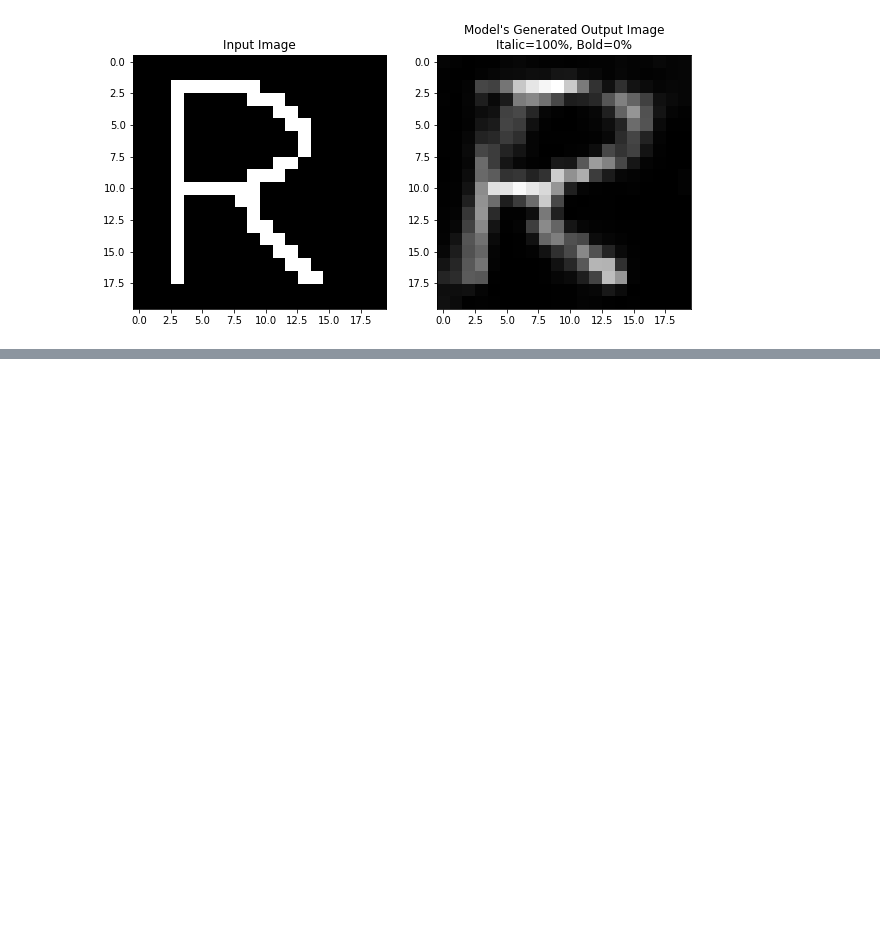
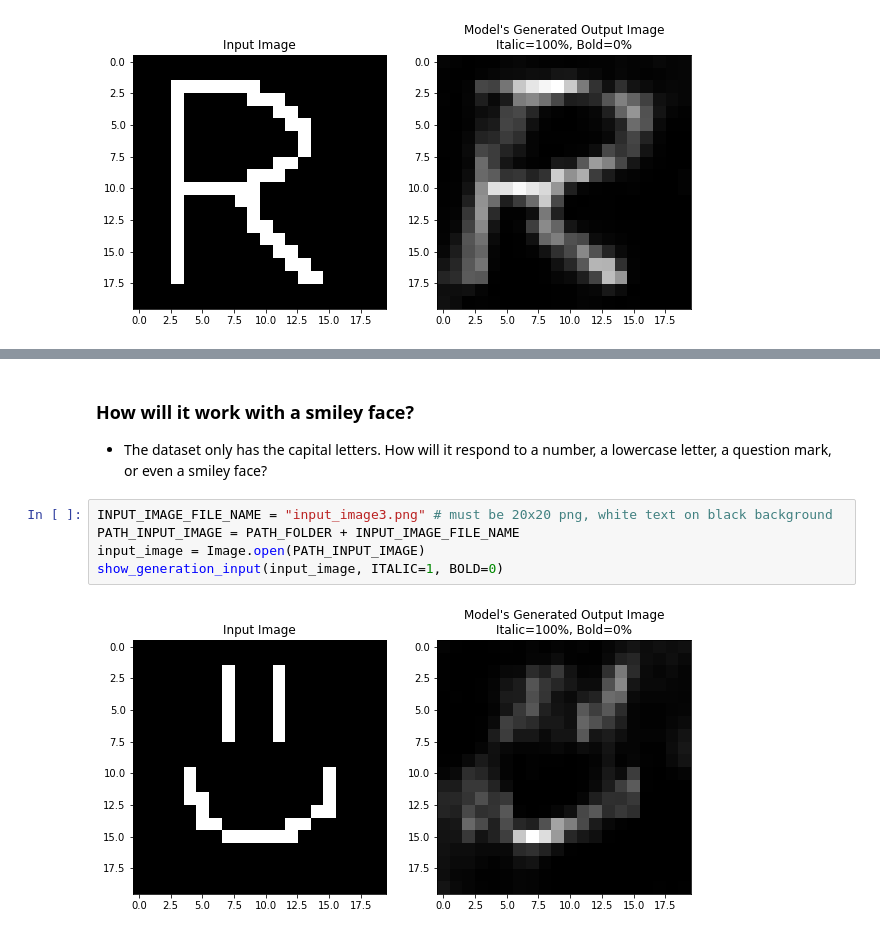
Before and after one commit to benduong2001/dsproject_font_decorator_bolditalic_unet, a Jupyter notebook: font_bolditalic_unet_v2.ipynb, the cells around one changed output, grey strips where cells are left out. Cells and saved outputs as stored; diff of their text form; blank space fills up the shorter version.

```diff
--- a/font_bolditalic_unet_v2.ipynb
+++ b/font_bolditalic_unet_v2.ipynb
@@ -316,0 +329,10 @@ show_generation_input(input_image, ITALIC=1, BOLD=0)
+# %% [markdown]
+### **How will it work with a smiley face?** ###
+* The dataset only has the capital letters. How will it respond to a number, a lowercase letter, a question mark, or even a smiley face?
+# %%
+INPUT_IMAGE_FILE_NAME = "input_image3.png" # must be 20x20 png, white text on black background
+PATH_INPUT_IMAGE = PATH_FOLDER + INPUT_IMAGE_FILE_NAME
+input_image = Image.open(PATH_INPUT_IMAGE)
+show_generation_input(input_image, ITALIC=1, BOLD=0)
+# %% [output]
+[figure, added]
```
Also changed, not shown: parts of 3 cells of this notebook.
